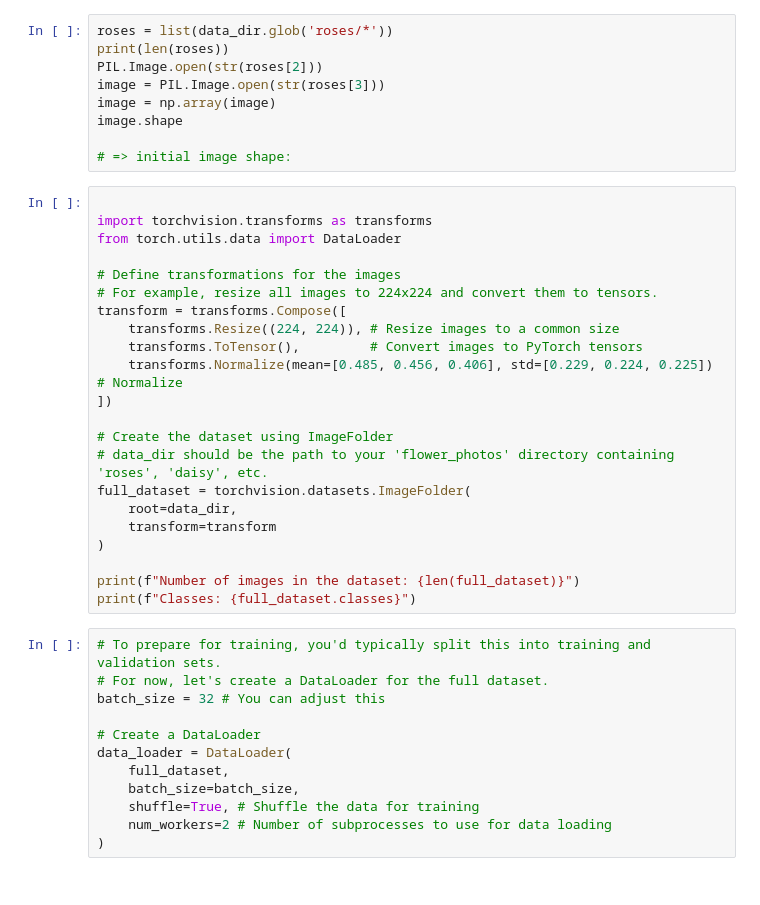
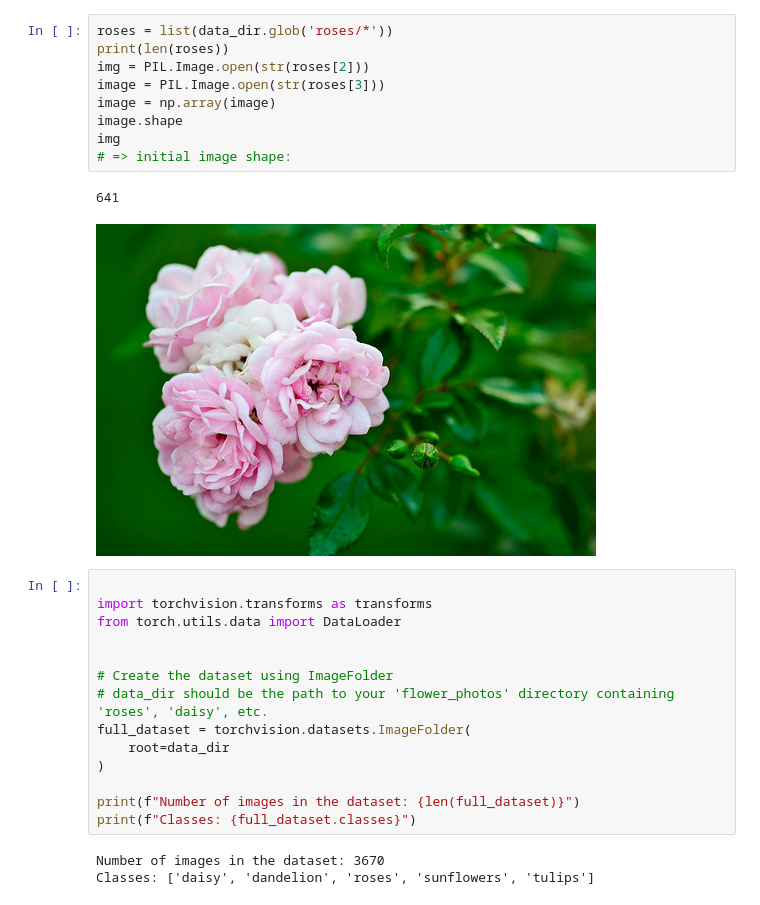
Before and after one commit to hedesiustefan/ML_Project, a Jupyter notebook: LAB5/ML_LAB5.ipynb, the cells around one changed output. Saved outputs shown, nothing was run; the diff lists cells and outputs as text.

```diff
--- a/LAB5/ML_LAB5.ipynb
+++ b/LAB5/ML_LAB5.ipynb
@@ -38,43 +73,29 @@ print(os.listdir(data_dir))
 # %%
 roses = list(data_dir.glob('roses/*'))
 print(len(roses))
-PIL.Image.open(str(roses[2]))
+img = PIL.Image.open(str(roses[2]))
 image = PIL.Image.open(str(roses[3]))
 image = np.array(image)
 image.shape
-
+img
 # => initial image shape:
+# %% [output]
+641
+[figure, added]
 # %%
 
 import torchvision.transforms as transforms
 from torch.utils.data import DataLoader
 
-# Define transformations for the images
-# For example, resize all images to 224x224 and convert them to tensors.
-transform = transforms.Compose([
-    transforms.Resize((224, 224)), # Resize images to a common size
-    transforms.ToTensor(),         # Convert images to PyTorch tensors
-    transforms.Normalize(mean=[0.485, 0.456, 0.406], std=[0.229, 0.224, 0.225]) # Normalize
-])
 
 # Create the dataset using ImageFolder
 # data_dir should be the path to your 'flower_photos' directory containing 'roses', 'daisy', etc.
 full_dataset = torchvision.datasets.ImageFolder(
-    root=data_dir,
-    transform=transform
+    root=data_dir
 )
 
 print(f"Number of images in the dataset: {len(full_dataset)}")
 print(f"Classes: {full_dataset.classes}")
+# %% [output]
+Number of images in the dataset: 3670
+Classes: ['daisy', 'dandelion', 'roses', 'sunflowers', 'tulips']
-# %%
-# To prepare for training, you'd typically split this into training and validation sets.
-# For now, let's create a DataLoader for the full dataset.
-batch_size = 32 # You can adjust this
-
-# Create a DataLoader
-data_loader = DataLoader(
-    full_dataset,
-    batch_size=batch_size,
-    shuffle=True, # Shuffle the data for training
-    num_workers=2 # Number of subprocesses to use for data loading
-)
```
Also changed, not shown: parts of 20 cells of this notebook, 2 other files.
